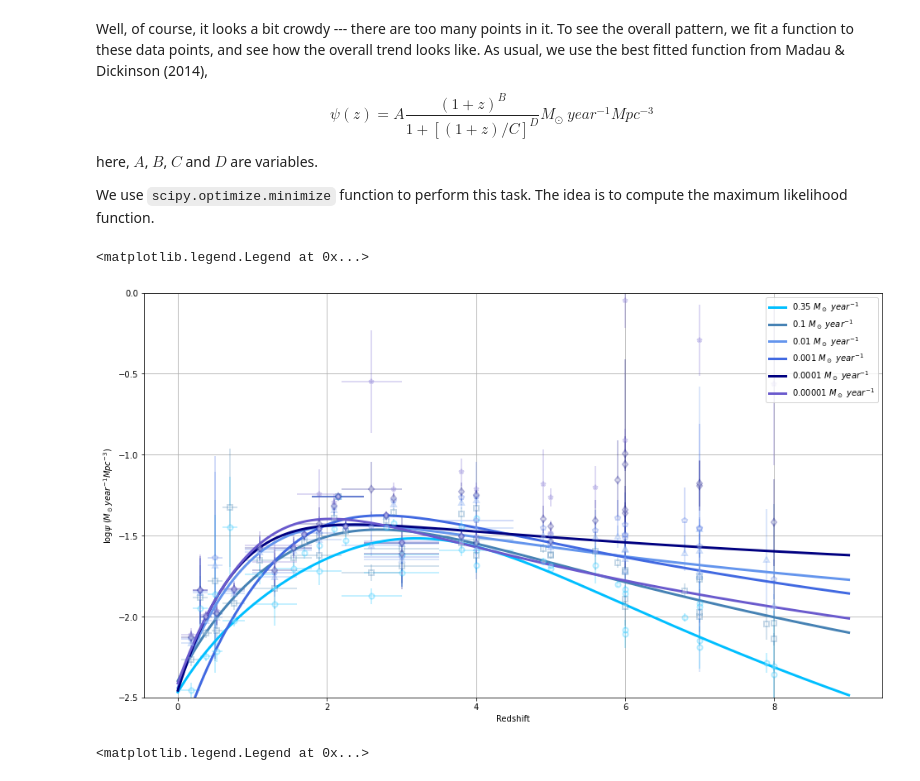
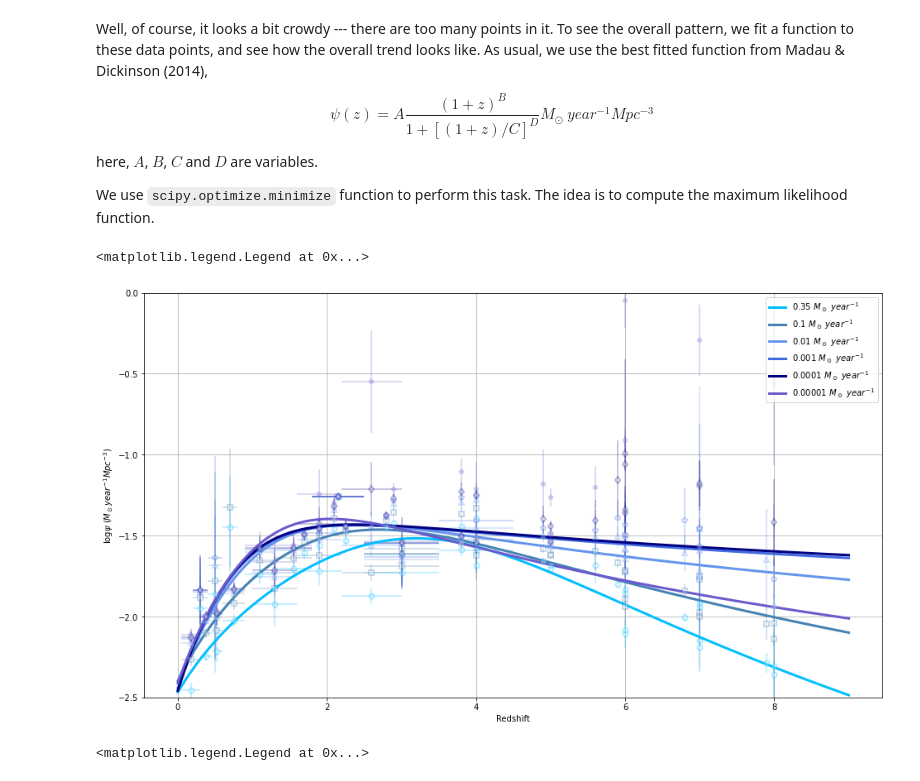
Before and after one commit to Jayshil/csfrd, a Jupyter notebook: Results/res2.ipynb, the cells around one changed output. Drawn from its saved outputs; the diff is of its cells as text; code cells hidden in the pictures.

```diff
--- a/Results/res2.ipynb
+++ b/Results/res2.ipynb
@@ -112,35 +112,35 @@ def min_log_likelihood1(x, zcen, sfrd11, sfrd_err11):
     yy = 0.5*chi22 + np.sum(np.log(sfrd_err11))
     return yy
 
 best_fit_params = []
 best_fit_params1 = []
 for i in range(len(lims)):
     xinit1 = np.array([0.01, 3., 3., 6.])
     #xinit, _ = cft(psi_new, sfr_all[i], sfre_all[i], p0=xinit1, maxfev=1000000)
     soln = mz(min_log_likelihood, xinit1, method='L-BFGS-B', args=(zcen_all[i], sfr_all[i], sfre_all[i]))
-    soln1 = mz(min_log_likelihood1, xinit1, method='L-BFGS-B', args=(zcen_all[i], sfr_all[i], sfre_all[i]))
+    soln1 = mz(min_log_likelihood1, xinit1, method='Nelder-Mead', args=(zcen_all[i], sfr_all[i], sfre_all[i]))
     #print(soln.success)
     #print(soln.x)
     best_fit_params.append(soln.x)
     best_fit_params1.append(soln1.x)
 
 znew = np.linspace(0,9,1000)
 
 plt.figure(figsize=(16,9))
 for i in range(len(lims)):
     plt.errorbar(zcen_all[i], log_sfr_all[i], xerr=[zup_all[i], zdo_all[i]], yerr=log_sfre_all[i], fmt='.', marker=shp[i], c=cols[i], mfc='white', mew=2, alpha=0.3)
     best_fit_func = psi_new(znew, *best_fit_params1[i])
     log_best_fit = np.log10(best_fit_func)
     plt.plot(znew, log_best_fit, label=lims[i], lw=3, c=cols[i])
 
 plt.xlabel('Redshift')
 plt.ylabel(r'$\log{\psi}$ ($M_\odot year^{-1} Mpc^{-3}$)')
 plt.grid()
 plt.ylim([-2.5, 0])
 plt.legend(loc='upper right')
 # %% [output]
 <matplotlib.legend.Legend at 0x...>
-[figure, old version]
+[figure, new version]
 # %%
 plt.figure(figsize=(16,9))
 for i in range(len(lims)):
```
Also changed, not shown: parts of 1 cell of this notebook.
